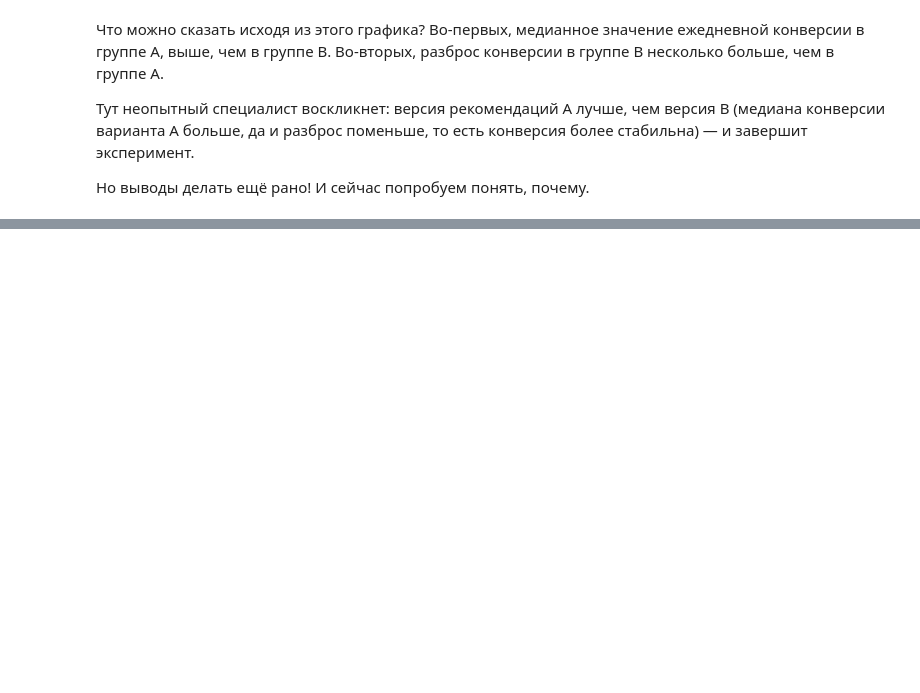
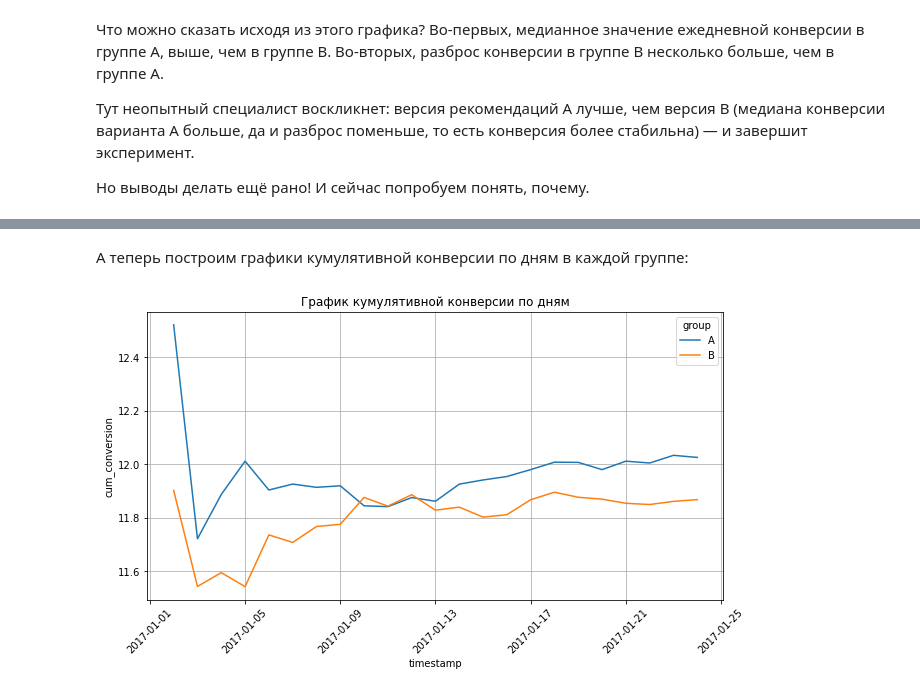
Before and after one commit to d3enjan/sf_data_science, a Jupyter notebook: skillfactory/EDA-5. A-B-тестирование/4.Анализ результатов A-B-тестирования кумулятивные метрик.ipynb, the cells around one changed output, grey strips where cells are left out. Cells and saved outputs as stored; diff of their text form; code cells hidden in the pictures; blank space fills up the shorter version.

```diff
--- a/skillfactory/EDA-5. A-B-тестирование/4.Анализ результатов A-B-тестирования кумулятивные метрик.ipynb
+++ b/skillfactory/EDA-5. A-B-тестирование/4.Анализ результатов A-B-тестирования кумулятивные метрик.ipynb
@@ -98,0 +189,8 @@ ax.grid();
+# %%
+# вычисляем кумулятивную сумму количества посетителей
+daily_data['cum_users_count'] = daily_data.groupby(['group'])['users_count'].cumsum()
+# вычисляем кумулятивную сумму количества совершённых целевых действий
+daily_data['cum_converted'] = daily_data.groupby(['group'])['converted'].cumsum()
+# вычисляем кумулятивную конверсию
+daily_data['cum_conversion'] = daily_data['cum_converted']/daily_data['cum_users_count'] * 100
+display(daily_data.head())
@@ -98,0 +204,17 @@ ax.grid();
+# %% [markdown]
+А теперь построим графики кумулятивной конверсии по дням в каждой группе:
+# %%
+# создаём фигуру размером 8x4
+fig = plt.figure(figsize=(8, 4))
+# добавляем систему координат
+ax = fig.add_axes([1, 1, 1, 1])
+# строим lineplot для кумулятивной конверсии во времени в каждой группе
+sns.lineplot(x='timestamp', y='cum_conversion', data=daily_data, hue='group', ax=ax)
+# задаём подпись к графику
+ax.set_title('График кумулятивной конверсии по дням')
+# задаём поворот меток на оси абсцисс
+ax.xaxis.set_tick_params(rotation = 45)
+# задаём отображение сетки
+ax.grid(True);
+# %% [output]
+[figure, added]
```
Also changed, not shown: parts of 41 cells of this notebook.
